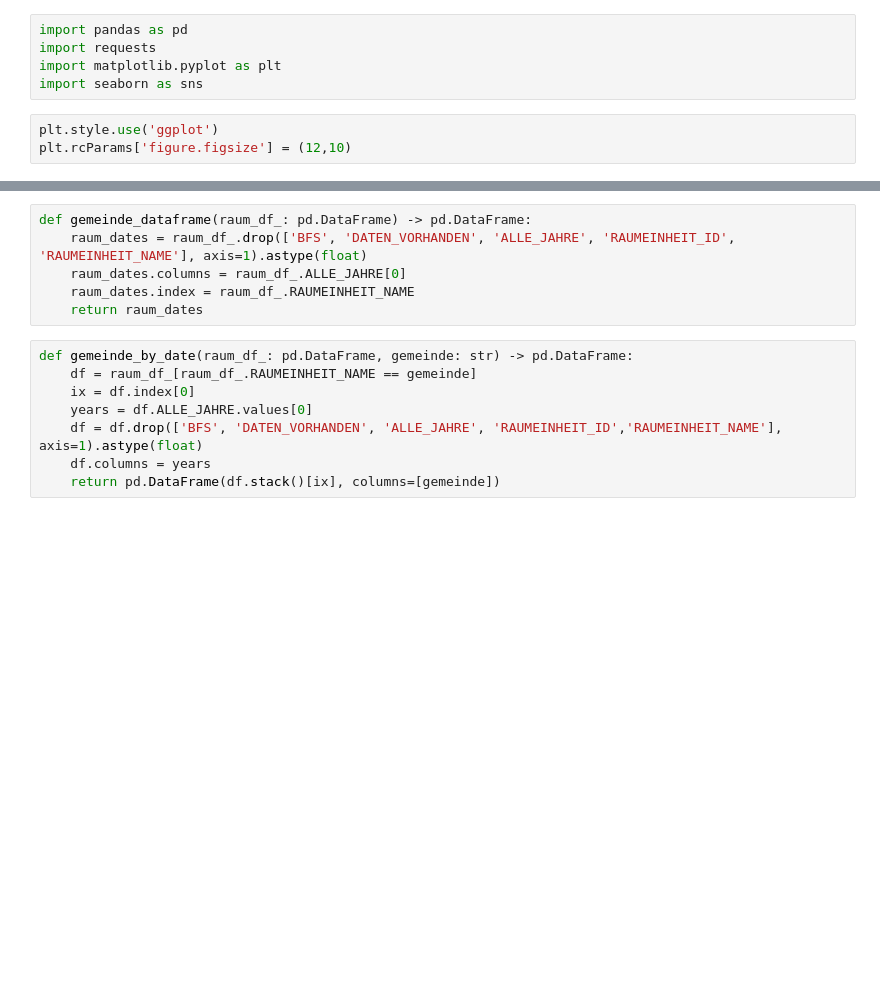
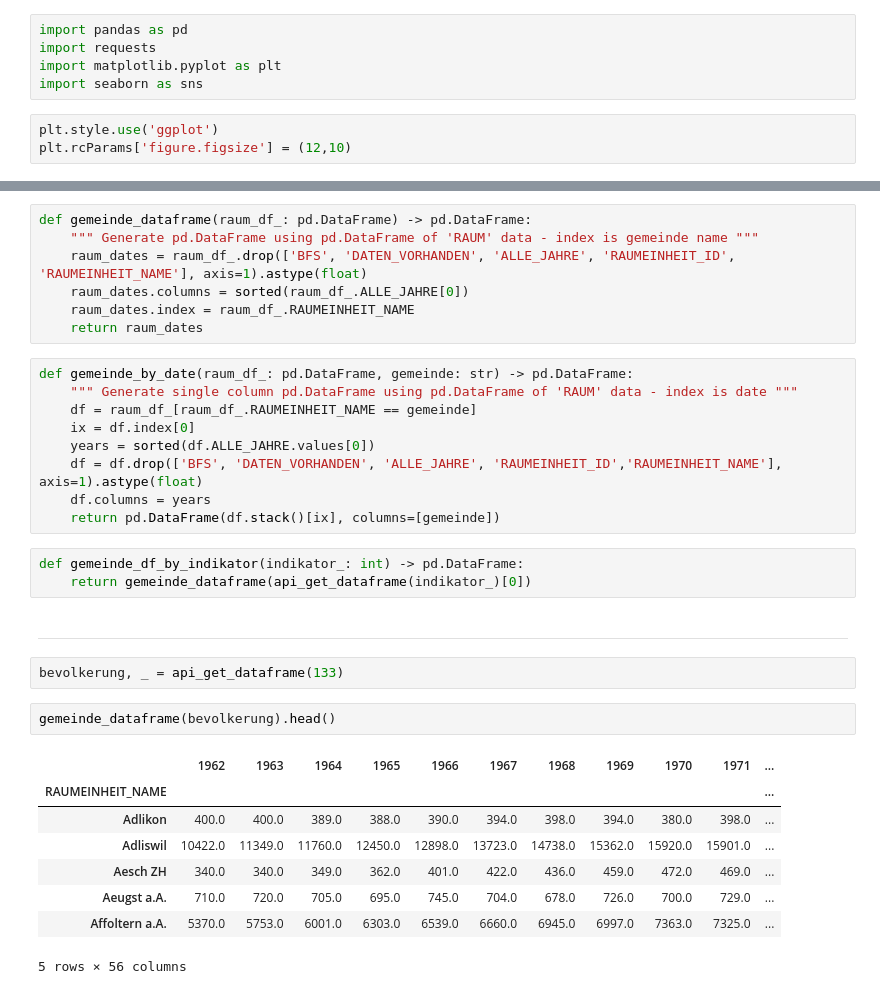
Before and after one commit to jartsavor/wikidata_canton_zurich, a Jupyter notebook: api_worker.ipynb, the cells around one changed output, grey strips where cells are left out. Drawn from its saved outputs; the diff is of its cells as text; blank space fills up the shorter version.

```diff
--- a/api_worker.ipynb
+++ b/api_worker.ipynb
@@ -18,14 +22,34 @@ raum, indi = api_get_dataframe('http://193.246.68.117:8080/gp/GP?type=EXPORT&ind
 # %%
 def gemeinde_dataframe(raum_df_: pd.DataFrame) -> pd.DataFrame:
+    """ Generate pd.DataFrame using pd.DataFrame of 'RAUM' data - index is gemeinde name """
     raum_dates = raum_df_.drop(['BFS', 'DATEN_VORHANDEN', 'ALLE_JAHRE', 'RAUMEINHEIT_ID', 'RAUMEINHEIT_NAME'], axis=1).astype(float)
-    raum_dates.columns = raum_df_.ALLE_JAHRE[0]
+    raum_dates.columns = sorted(raum_df_.ALLE_JAHRE[0])
     raum_dates.index = raum_df_.RAUMEINHEIT_NAME
     return raum_dates
 # %%
 def gemeinde_by_date(raum_df_: pd.DataFrame, gemeinde: str) -> pd.DataFrame:
+    """ Generate single column pd.DataFrame using pd.DataFrame of 'RAUM' data - index is date """
     df = raum_df_[raum_df_.RAUMEINHEIT_NAME == gemeinde]
     ix = df.index[0]
-    years = df.ALLE_JAHRE.values[0]
+    years = sorted(df.ALLE_JAHRE.values[0])
     df = df.drop(['BFS', 'DATEN_VORHANDEN', 'ALLE_JAHRE', 'RAUMEINHEIT_ID','RAUMEINHEIT_NAME'], axis=1).astype(float)
     df.columns = years
     return pd.DataFrame(df.stack()[ix], columns=[gemeinde])
+# %%
+def gemeinde_df_by_indikator(indikator_: int) -> pd.DataFrame:
+    return gemeinde_dataframe(api_get_dataframe(indikator_)[0])
+# %% [markdown]
+---
+# %%
+bevolkerung, _ = api_get_dataframe(133)
+# %%
+gemeinde_dataframe(bevolkerung).head()
+# %% [output]
+|  | 1962 | 1963 | 1964 | 1965 | 1966 | 1967 | 1968 | 1969 | 1970 | 1971 | ... |
+| RAUMEINHEIT_NAME |  |  |  |  |  |  |  |  |  |  | ... |
+| Adlikon | 400.0 | 400.0 | 389.0 | 388.0 | 390.0 | 394.0 | 398.0 | 394.0 | 380.0 | 398.0 | ... |
+| Adliswil | 10422.0 | 11349.0 | 11760.0 | 12450.0 | 12898.0 | 13723.0 | 14738.0 | 15362.0 | 15920.0 | 15901.0 | ... |
+| Aesch ZH | 340.0 | 340.0 | 349.0 | 362.0 | 401.0 | 422.0 | 436.0 | 459.0 | 472.0 | 469.0 | ... |
+| Aeugst a.A. | 710.0 | 720.0 | 705.0 | 695.0 | 745.0 | 704.0 | 678.0 | 726.0 | 700.0 | 729.0 | ... |
+| Affoltern a.A. | 5370.0 | 5753.0 | 6001.0 | 6303.0 | 6539.0 | 6660.0 | 6945.0 | 6997.0 | 7363.0 | 7325.0 | ... |
+5 rows × 56 columns
```
Also changed, not shown: parts of 9 cells of this notebook.
